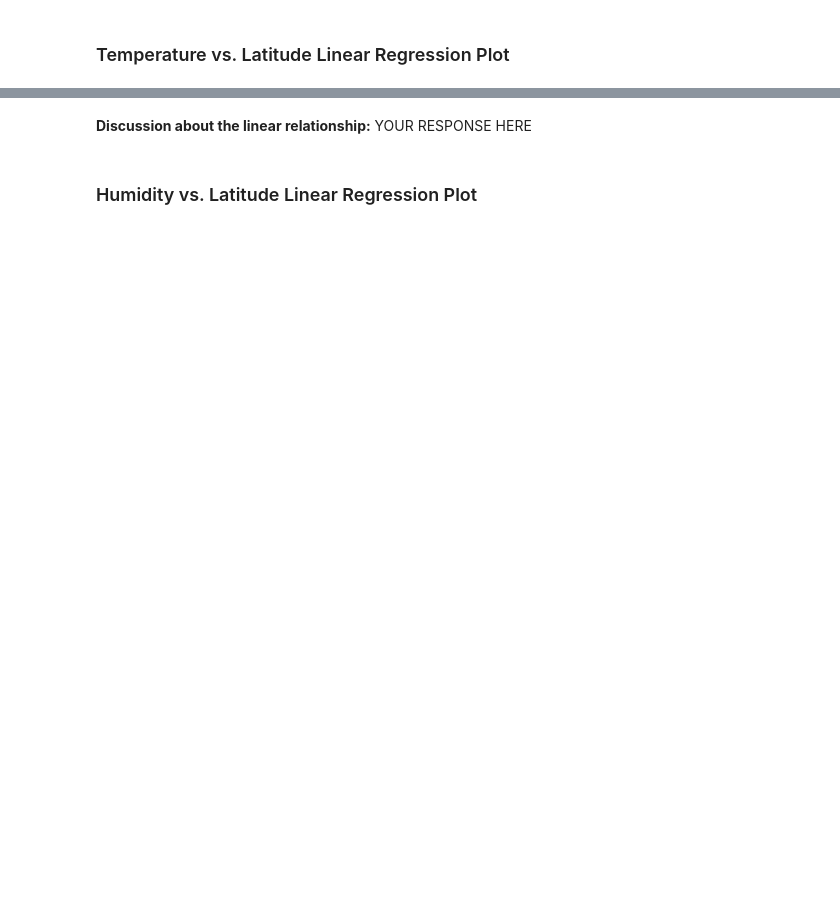
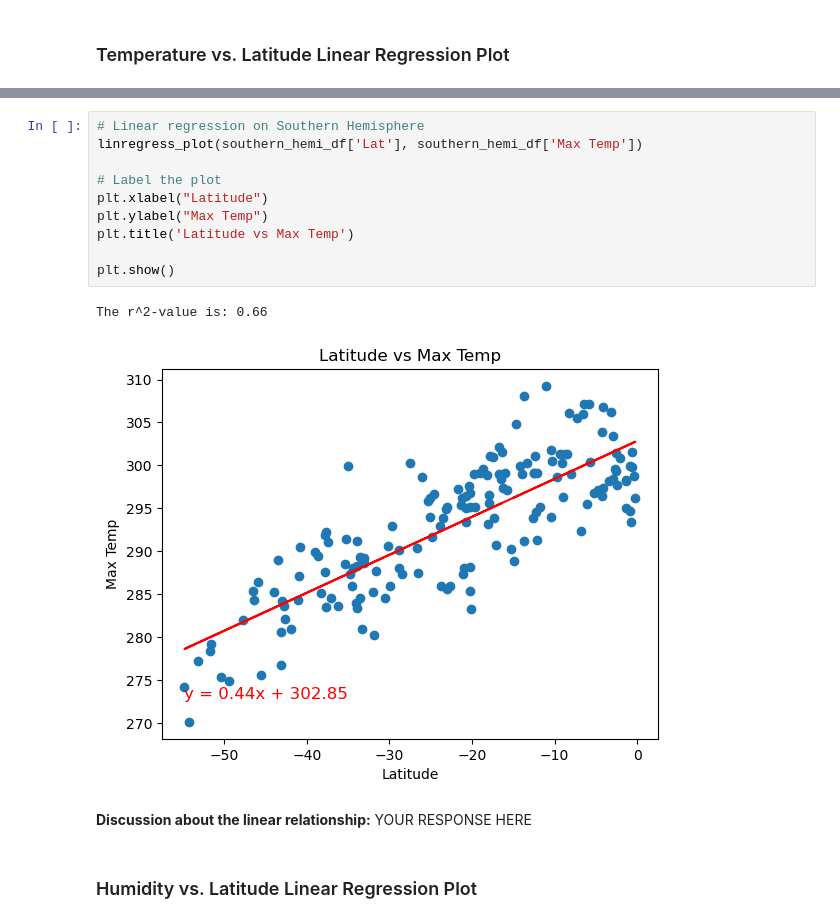
Before and after one commit to natbiorg/python-api-challenge, a Jupyter notebook: WeatherPy/WeatherPy.ipynb, the cells around one changed output, grey strips where cells are left out. Saved outputs shown, nothing was run; the diff lists cells and outputs as text; blank space fills up the shorter version.

```diff
--- a/WeatherPy/WeatherPy.ipynb
+++ b/WeatherPy/WeatherPy.ipynb
@@ -323,3 +353,16 @@ The r^2-value is: 0.6720220238897325
+# %%
+# Linear regression on Southern Hemisphere
+linregress_plot(southern_hemi_df['Lat'], southern_hemi_df['Max Temp'])
+
+# Label the plot
+plt.xlabel("Latitude")
+plt.ylabel("Max Temp")
+plt.title('Latitude vs Max Temp')
+
+plt.show()
+# %% [output]
+The r^2-value is: 0.66
+[figure, added]
 # %% [markdown]
 **Discussion about the linear relationship:** YOUR RESPONSE HERE
 # %% [markdown]
```
Also changed, not shown: parts of 25 cells of this notebook, 2 other files.
